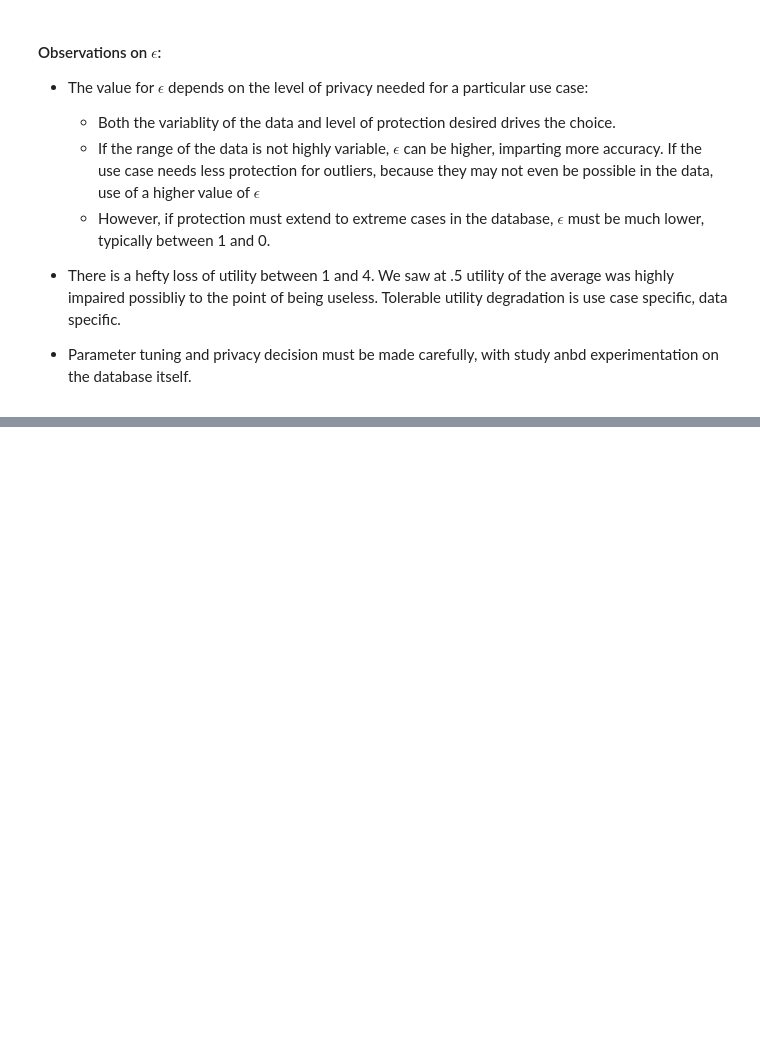
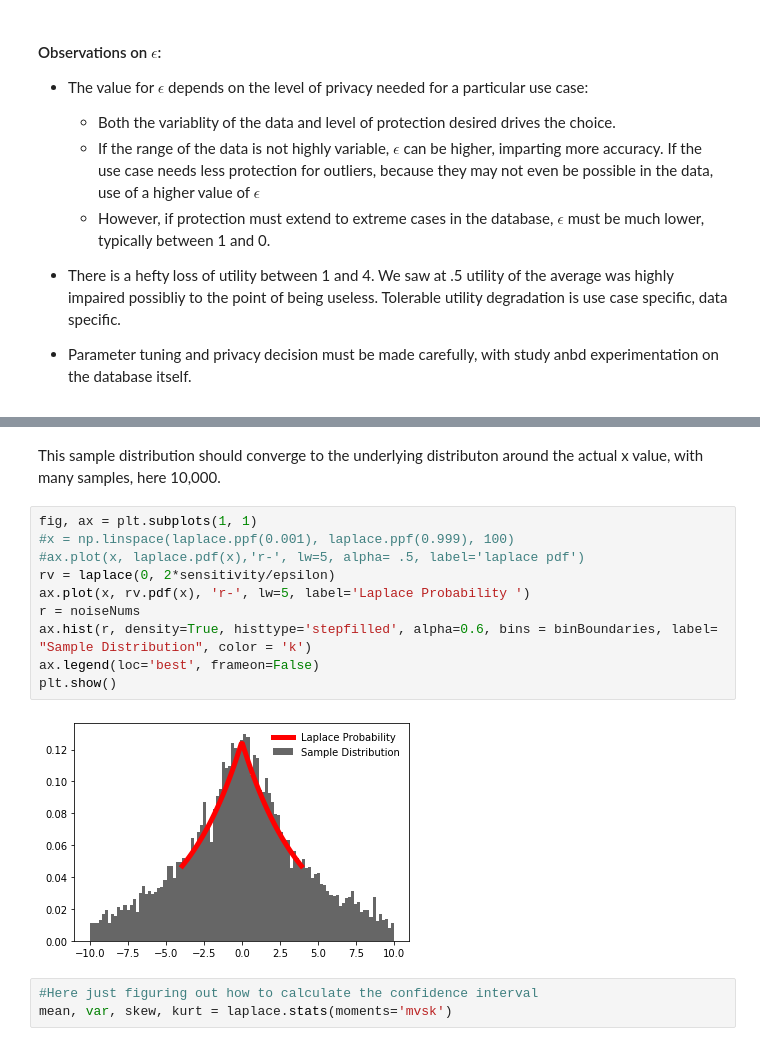
Before and after one commit to chaukap/capstone_team_4, a Jupyter notebook: Education.ipynb, the cells around one changed output, grey strips where cells are left out. Saved outputs shown, nothing was run; the diff lists cells and outputs as text; blank space fills up the shorter version.

```diff
--- a/Education.ipynb
+++ b/Education.ipynb
@@ -248,0 +307,17 @@ IWAS ABOUT TO DO THIS BUT I AM TIRED AND NEED INPUT.
+# %% [markdown]
+This sample distribution should converge to the underlying distributon around the actual x value, with many samples, here 10,000.
+# %%
+fig, ax = plt.subplots(1, 1)
+#x = np.linspace(laplace.ppf(0.001), laplace.ppf(0.999), 100)
+#ax.plot(x, laplace.pdf(x),'r-', lw=5, alpha= .5, label='laplace pdf')
+rv = laplace(0, 2*sensitivity/epsilon)
+ax.plot(x, rv.pdf(x), 'r-', lw=5, label='Laplace Probability ')
+r = noiseNums
+ax.hist(r, density=True, histtype='stepfilled', alpha=0.6, bins = binBoundaries, label= "Sample Distribution", color = 'k')
+ax.legend(loc='best', frameon=False)
+plt.show()
+# %% [output]
+[figure, added]
+# %%
+#Here just figuring out how to calculate the confidence interval
+mean, var, skew, kurt = laplace.stats(moments='mvsk')
```
Also changed, not shown: parts of 96 cells of this notebook, 1 other file.
